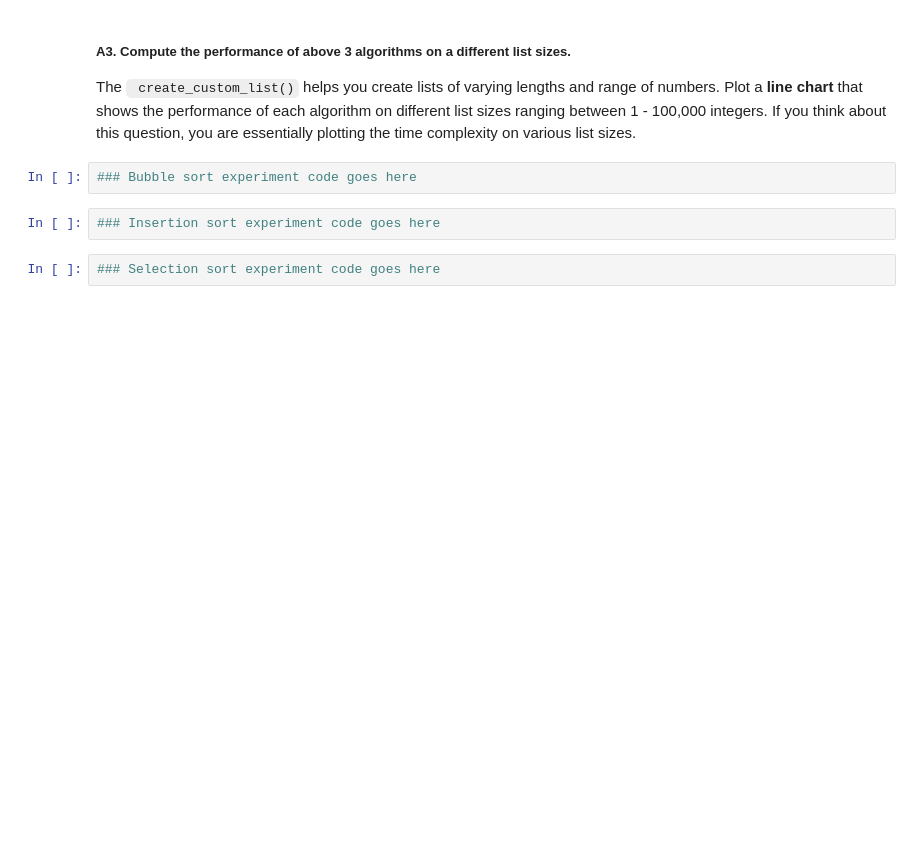
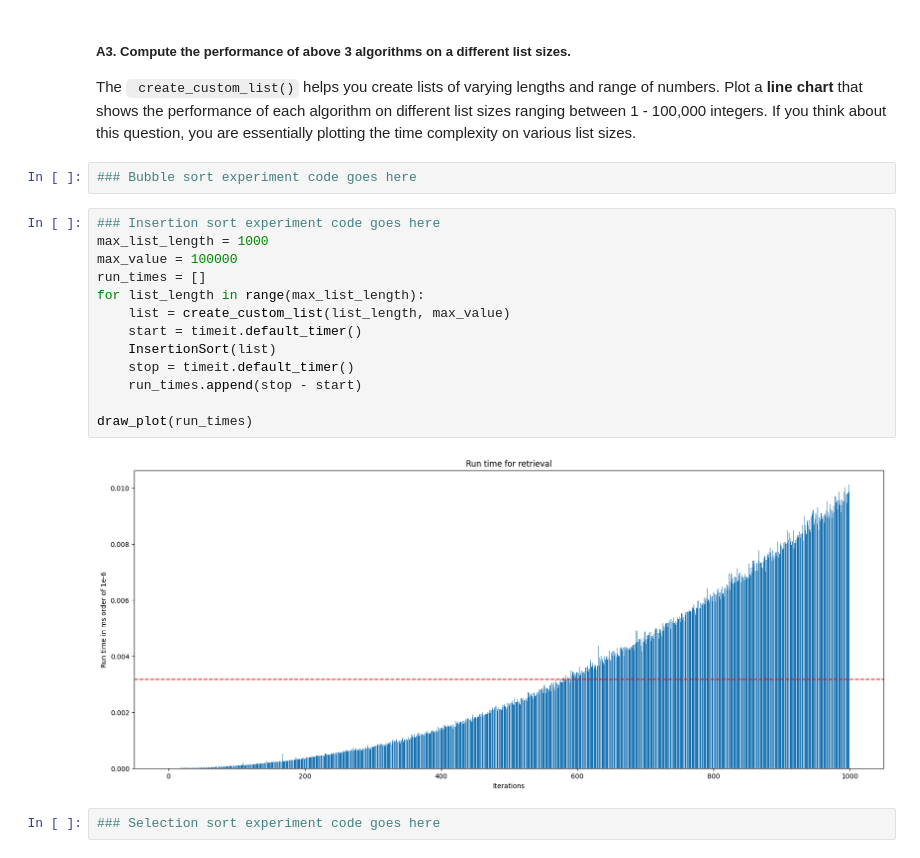
Before and after one commit to sashamrobinson/2XC3Labs, a Jupyter notebook: Lab_II.ipynb, the cells around one changed output. Drawn from its saved outputs; the diff is of its cells as text; blank space fills up the shorter version.

```diff
--- a/Lab_II.ipynb
+++ b/Lab_II.ipynb
@@ -93,8 +107,21 @@ You would notice that certain sorting algorithms have better time complexity (or
 The <code> create_custom_list()</code> helps you create lists of varying lengths and range of numbers. Plot a **line chart** that shows the performance of each algorithm on different list sizes ranging between 1 - 100,000 integers. If you think about this question, you are essentially plotting the time complexity on various list sizes.
 # %%
 ### Bubble sort experiment code goes here
-# %%
-### Insertion sort experiment code goes here
+# %%
+### Insertion sort experiment code goes here
+max_list_length = 1000
+max_value = 100000
+run_times = []
+for list_length in range(max_list_length):
+    list = create_custom_list(list_length, max_value)
+    start = timeit.default_timer()
+    InsertionSort(list)
+    stop = timeit.default_timer()
+    run_times.append(stop - start)
+
+draw_plot(run_times)
+# %% [output]
+[figure, added]
 # %%
 ### Selection sort experiment code goes here
 # %% [markdown]
```
Also changed, not shown: parts of 2 cells of this notebook.
